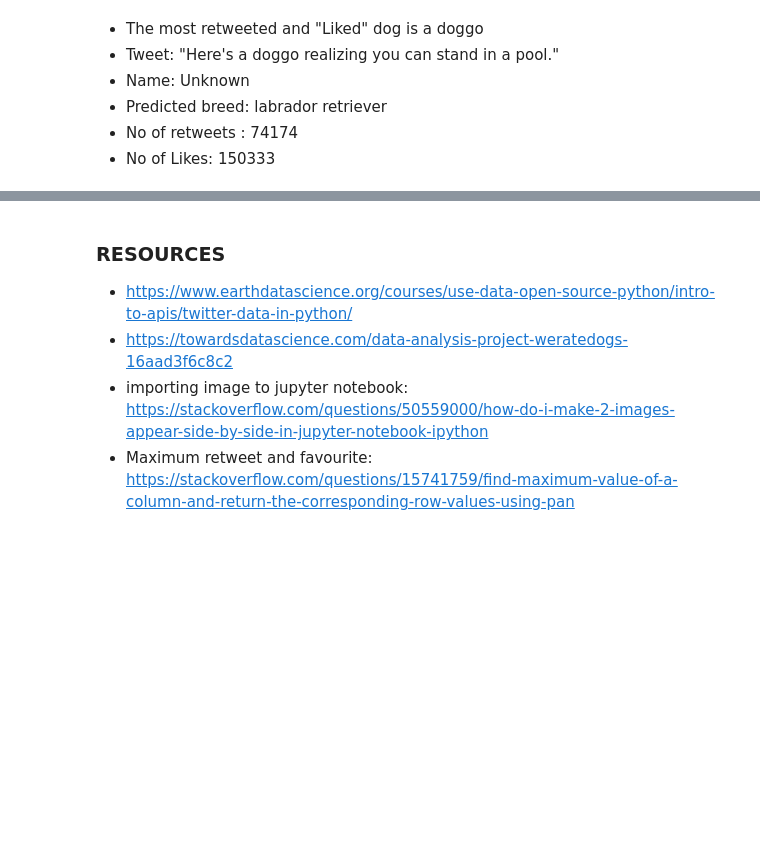
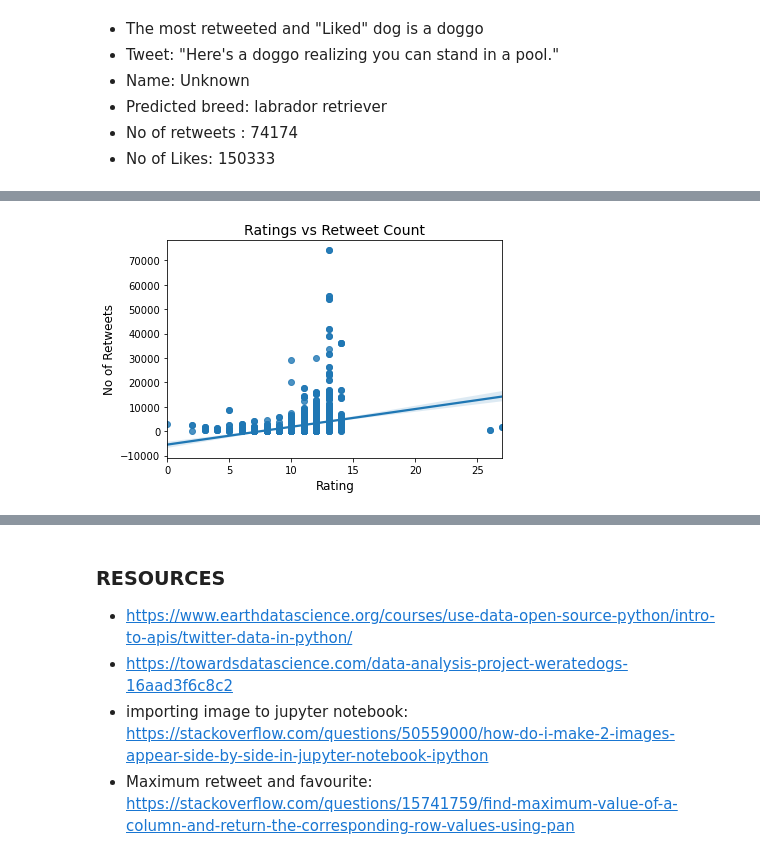
Before and after one commit to Ifyfrances/data_wrangle_analyze_project, a Jupyter notebook: wrangle_act.ipynb, the cells around one changed output, grey strips where cells are left out. Cells and saved outputs as stored; diff of their text form; code cells hidden in the pictures; blank space fills up the shorter version.

```diff
--- a/wrangle_act.ipynb
+++ b/wrangle_act.ipynb
@@ -1279,0 +1323,9 @@ Image(max_favourite['jpg_url'], width=150, height=10)
+# %%
+figsize=(10, 10)
+sns.regplot(data=tweet_plot,x='rating_numerator', y='retweet_count')
+plt.title('Ratings vs Retweet Count', size=14)
+plt.xlabel('Rating', size=12)
+plt.ylabel('No of Retweets', size=12);
+plt.savefig('retweet_rating.png');
+# %% [output]
+[figure, added]
```
Also changed, not shown: parts of 10 cells of this notebook, 2 other files.
